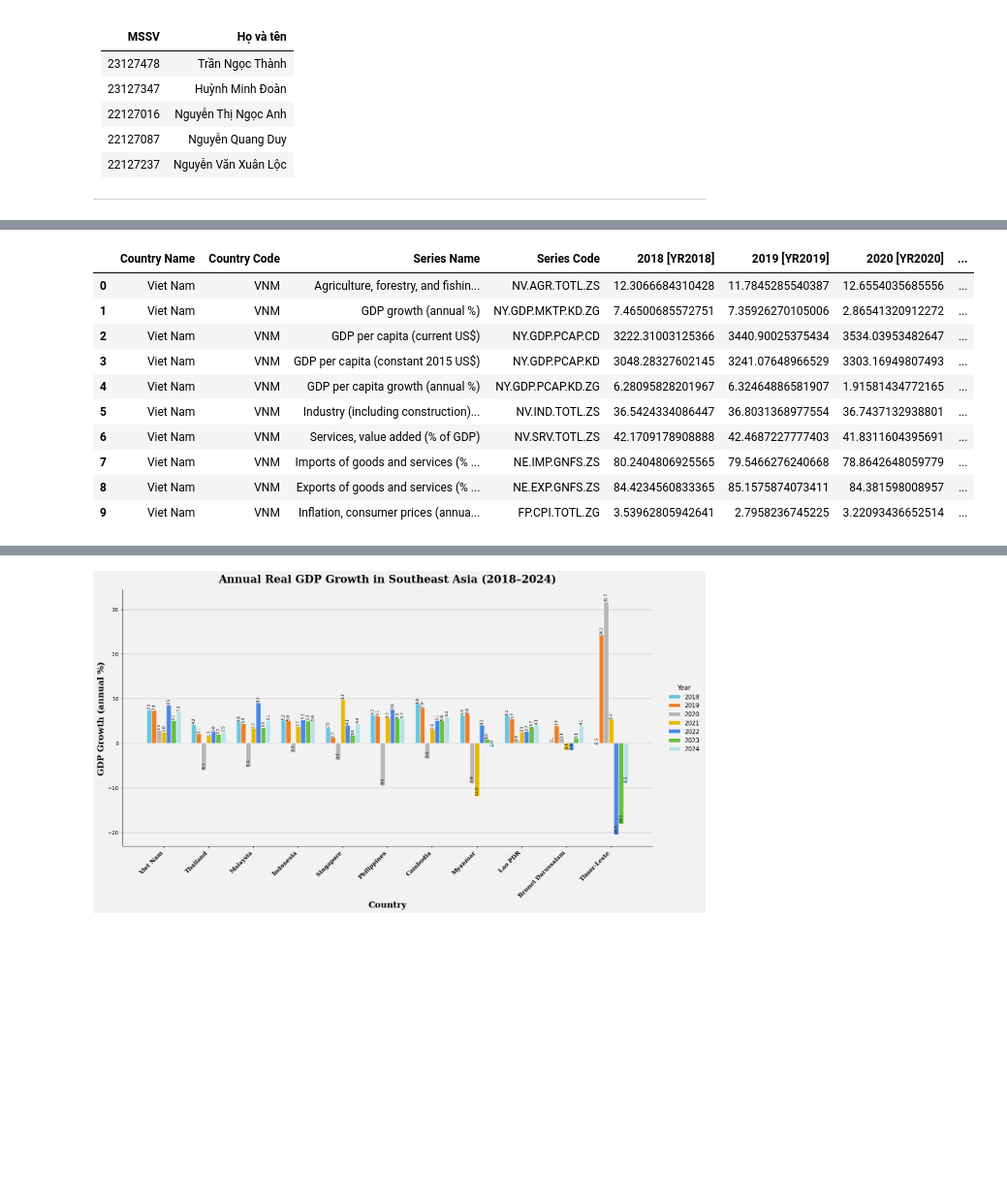
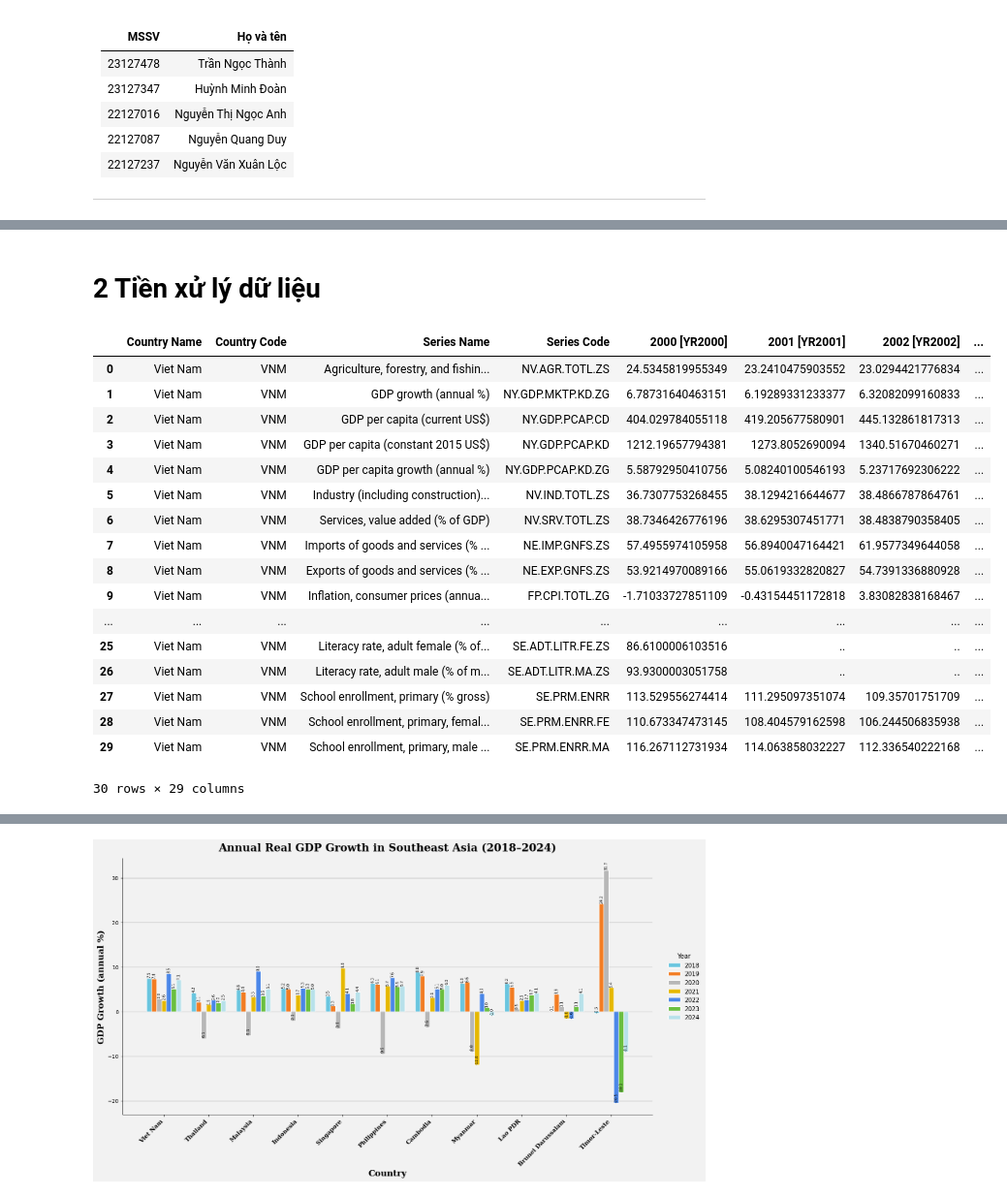
Before and after one commit to tranthanh22/data_visualize_lab2, a Jupyter notebook: lab2.ipynb, the cells around one changed output, grey strips where cells are left out. Shown at 97% size. Cells and saved outputs as stored; diff of their text form; code cells hidden in the pictures; blank space fills up the shorter version.

```diff
--- a/lab2.ipynb
+++ b/lab2.ipynb
@@ -122 +136,3 @@ So sánh tỷ lệ sử dụng năng lượng tái tạo giữa các quốc gia
+# %% [markdown]
+# **2 Tiền xử lý dữ liệu**
 # %%
@@ -131,16 +147,24 @@ from matplotlib.ticker import FuncFormatter
 sea = pd.read_csv('./datafile/final.csv')
 # %%
-sea.head(10)
+# Hiển thị 10 dòng đầu tiên của DataFrame
+sea.head(30)
 # %% [output]
-|  | Country Name | Country Code | Series Name | Series Code | 2018 [YR2018] | 2019 [YR2019] | 2020 [YR2020] | ... |
-| 0 | Viet Nam | VNM | Agriculture, forestry, and fishin... | NV.AGR.TOTL.ZS | 12.3066684310428 | 11.7845285540387 | 12.6554035685556 | ... |
-| 1 | Viet Nam | VNM | GDP growth (annual %) | NY.GDP.MKTP.KD.ZG | 7.46500685572751 | 7.35926270105006 | 2.86541320912272 | ... |
-| 2 | Viet Nam | VNM | GDP per capita (current US$) | NY.GDP.PCAP.CD | 3222.31003125366 | 3440.90025375434 | 3534.03953482647 | ... |
-| 3 | Viet Nam | VNM | GDP per capita (constant 2015 US$) | NY.GDP.PCAP.KD | 3048.28327602145 | 3241.07648966529 | 3303.16949807493 | ... |
-| 4 | Viet Nam | VNM | GDP per capita growth (annual %) | NY.GDP.PCAP.KD.ZG | 6.28095828201967 | 6.32464886581907 | 1.91581434772165 | ... |
-| 5 | Viet Nam | VNM | Industry (including construction)... | NV.IND.TOTL.ZS | 36.5424334086447 | 36.8031368977554 | 36.7437132938801 | ... |
-| 6 | Viet Nam | VNM | Services, value added (% of GDP) | NV.SRV.TOTL.ZS | 42.1709178908888 | 42.4687227777403 | 41.8311604395691 | ... |
-| 7 | Viet Nam | VNM | Imports of goods and services (% ... | NE.IMP.GNFS.ZS | 80.2404806925565 | 79.5466276240668 | 78.8642648059779 | ... |
-| 8 | Viet Nam | VNM | Exports of goods and services (% ... | NE.EXP.GNFS.ZS | 84.4234560833365 | 85.1575874073411 | 84.381598008957 | ... |
-| 9 | Viet Nam | VNM | Inflation, consumer prices (annua... | FP.CPI.TOTL.ZG | 3.53962805942641 | 2.7958236745225 | 3.22093436652514 | ... |
+|  | Country Name | Country Code | Series Name | Series Code | 2000 [YR2000] | 2001 [YR2001] | 2002 [YR2002] | ... |
+| 0 | Viet Nam | VNM | Agriculture, forestry, and fishin... | NV.AGR.TOTL.ZS | 24.5345819955349 | 23.2410475903552 | 23.0294421776834 | ... |
+| 1 | Viet Nam | VNM | GDP growth (annual %) | NY.GDP.MKTP.KD.ZG | 6.78731640463151 | 6.19289331233377 | 6.32082099160833 | ... |
+| 2 | Viet Nam | VNM | GDP per capita (current US$) | NY.GDP.PCAP.CD | 404.029784055118 | 419.205677580901 | 445.132861817313 | ... |
+| 3 | Viet Nam | VNM | GDP per capita (constant 2015 US$) | NY.GDP.PCAP.KD | 1212.19657794381 | 1273.8052690094 | 1340.51670460271 | ... |
+| 4 | Viet Nam | VNM | GDP per capita growth (annual %) | NY.GDP.PCAP.KD.ZG | 5.58792950410756 | 5.08240100546193 | 5.23717692306222 | ... |
+| 5 | Viet Nam | VNM | Industry (including construction)... | NV.IND.TOTL.ZS | 36.7307753268455 | 38.1294216644677 | 38.4866787864761 | ... |
+| 6 | Viet Nam | VNM | Services, value added (% of GDP) | NV.SRV.TOTL.ZS | 38.7346426776196 | 38.6295307451771 | 38.4838790358405 | ... |
+| 7 | Viet Nam | VNM | Imports of goods and services (% ... | NE.IMP.GNFS.ZS | 57.4955974105958 | 56.8940047164421 | 61.9577349644058 | ... |
+| 8 | Viet Nam | VNM | Exports of goods and services (% ... | NE.EXP.GNFS.ZS | 53.9214970089166 | 55.0619332820827 | 54.7391336880928 | ... |
+| 9 | Viet Nam | VNM | Inflation, consumer prices (annua... | FP.CPI.TOTL.ZG | -1.71033727851109 | -0.43154451172818 | 3.83082838168467 | ... |
+| ... | ... | ... | ... | ... | ... | ... | ... | ... |
+| 25 | Viet Nam | VNM | Literacy rate, adult female (% of... | SE.ADT.LITR.FE.ZS | 86.6100006103516 | .. | .. | ... |
+| 26 | Viet Nam | VNM | Literacy rate, adult male (% of m... | SE.ADT.LITR.MA.ZS | 93.9300003051758 | .. | .. | ... |
+| 27 | Viet Nam | VNM | School enrollment, primary (% gross) | SE.PRM.ENRR | 113.529556274414 | 111.295097351074 | 109.35701751709 | ... |
+| 28 | Viet Nam | VNM | School enrollment, primary, femal... | SE.PRM.ENRR.FE | 110.673347473145 | 108.404579162598 | 106.244506835938 | ... |
+| 29 | Viet Nam | VNM | School enrollment, primary, male ... | SE.PRM.ENRR.MA | 116.267112731934 | 114.063858032227 | 112.336540222168 | ... |
+30 rows × 29 columns
 # %%
```
Also changed, not shown: parts of 78 cells of this notebook.
